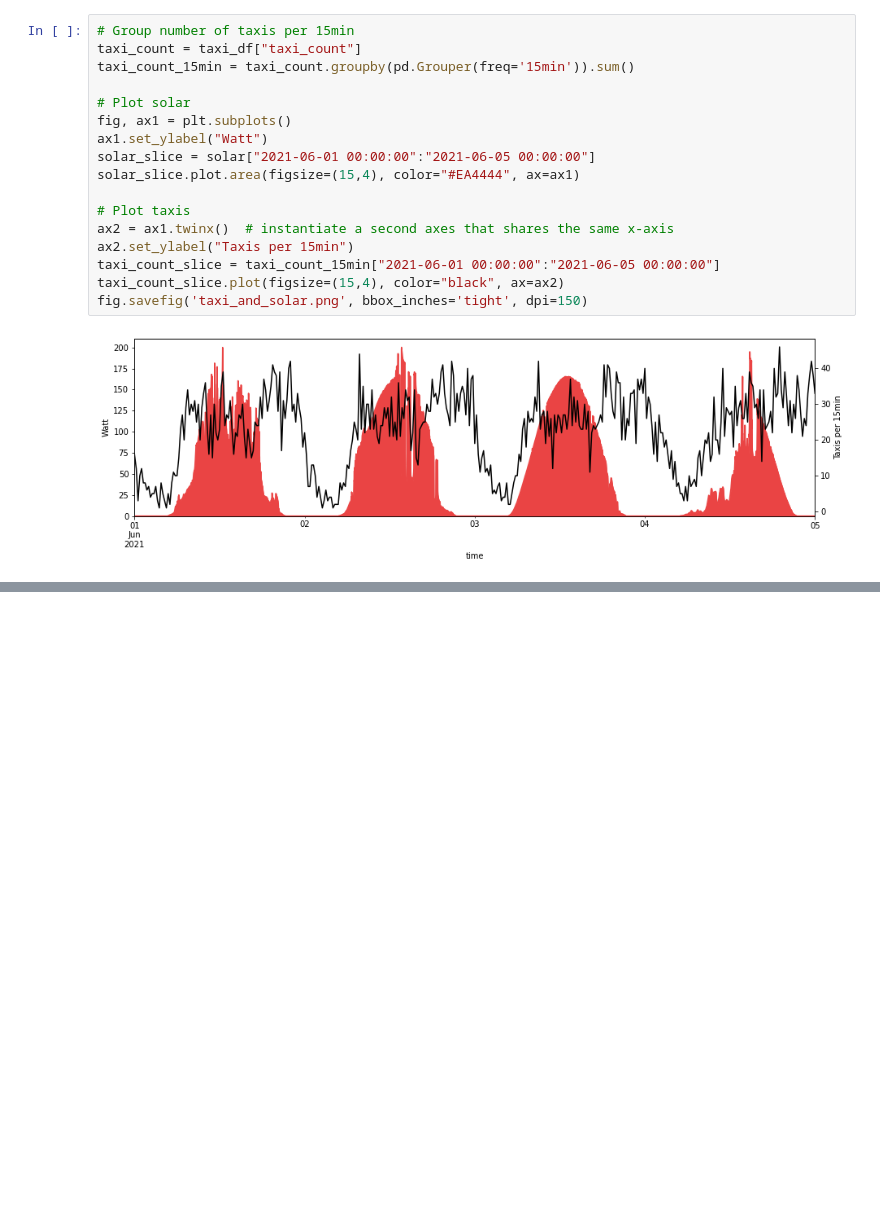
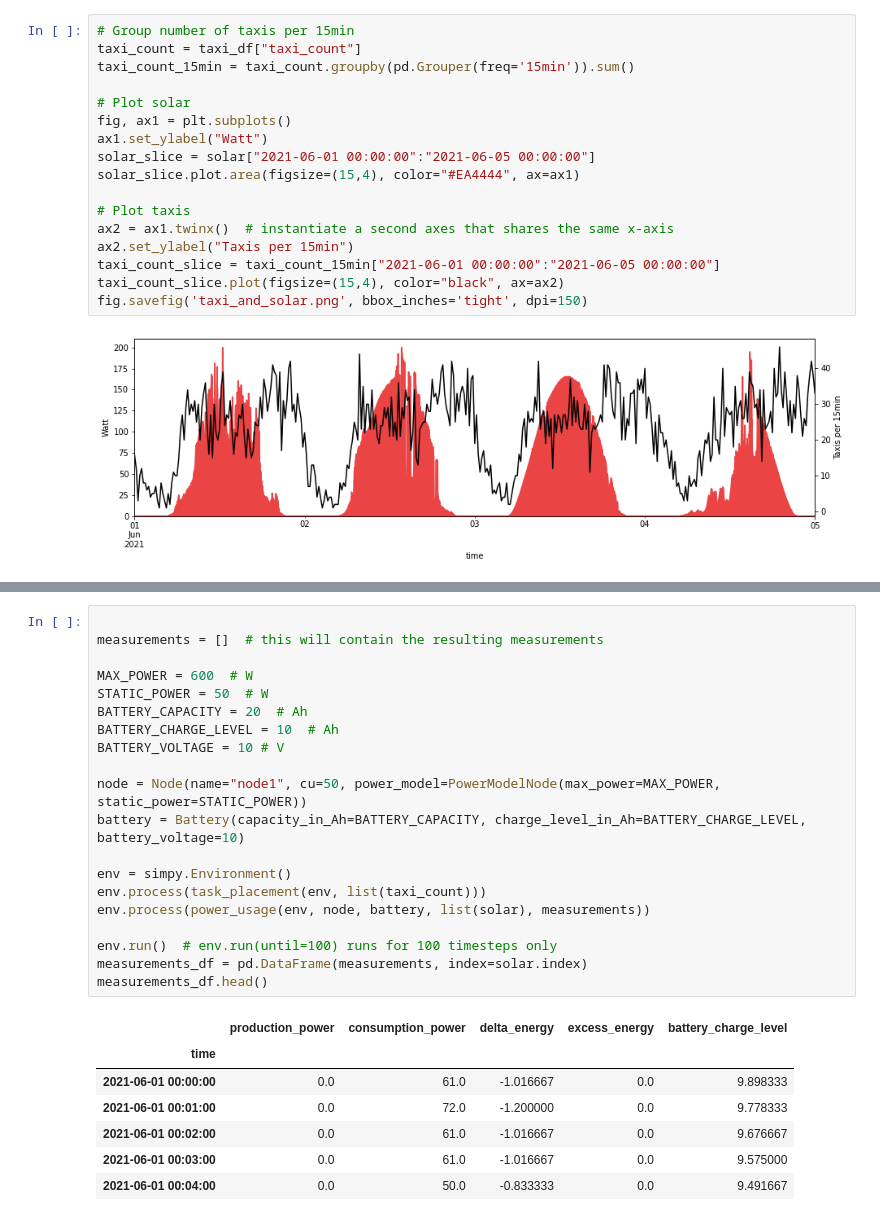
Before and after one commit to Maky55-hub/soc_pybamm_simpy, a Jupyter notebook: Untitled.ipynb, the cells around one changed output, grey strips where cells are left out. Drawn from its saved outputs; the diff is of its cells as text; blank space fills up the shorter version.

```diff
--- a/Untitled.ipynb
+++ b/Untitled.ipynb
@@ -151,0 +203,28 @@ ModuleNotFoundError: No module named 'leaf'
+# %%
+
+measurements = []  # this will contain the resulting measurements
+
+MAX_POWER = 600  # W
+STATIC_POWER = 50  # W
+BATTERY_CAPACITY = 20  # Ah
+BATTERY_CHARGE_LEVEL = 10  # Ah
+BATTERY_VOLTAGE = 10 # V
+
+node = Node(name="node1", cu=50, power_model=PowerModelNode(max_power=MAX_POWER, static_power=STATIC_POWER))
+battery = Battery(capacity_in_Ah=BATTERY_CAPACITY, charge_level_in_Ah=BATTERY_CHARGE_LEVEL, battery_voltage=10)
+
+env = simpy.Environment()
+env.process(task_placement(env, list(taxi_count)))
+env.process(power_usage(env, node, battery, list(solar), measurements))
+
+env.run()  # env.run(until=100) runs for 100 timesteps only
+measurements_df = pd.DataFrame(measurements, index=solar.index)
+measurements_df.head()
+# %% [output]
+|  | production_power | consumption_power | delta_energy | excess_energy | battery_charge_level |
+| time |  |  |  |  |  |
+| 2021-06-01 00:00:00 | 0.0 | 61.0 | -1.016667 | 0.0 | 9.898333 |
+| 2021-06-01 00:01:00 | 0.0 | 72.0 | -1.200000 | 0.0 | 9.778333 |
+| 2021-06-01 00:02:00 | 0.0 | 61.0 | -1.016667 | 0.0 | 9.676667 |
+| 2021-06-01 00:03:00 | 0.0 | 61.0 | -1.016667 | 0.0 | 9.575000 |
+| 2021-06-01 00:04:00 | 0.0 | 50.0 | -0.833333 | 0.0 | 9.491667 |
```
Also changed, not shown: parts of 7 cells of this notebook, 11 other files.
